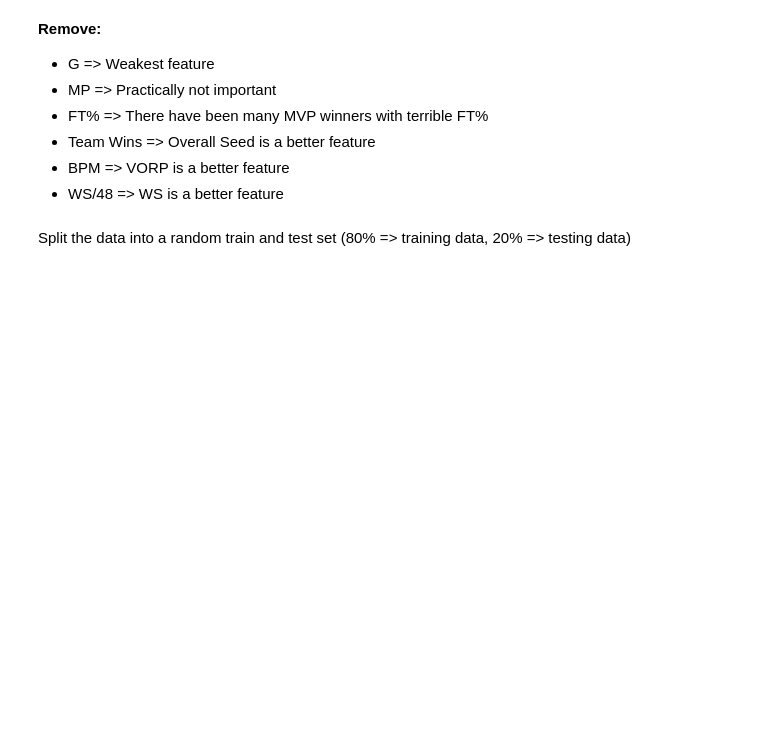
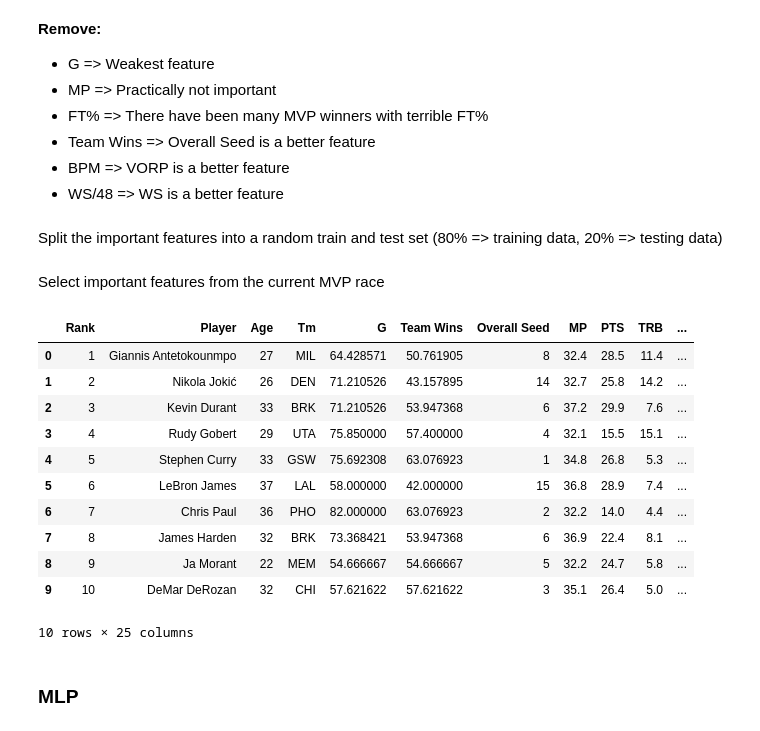
Before and after one commit to shehanbandara/PredictNBAMVP, a Jupyter notebook: main.ipynb, the cells around one changed output. Drawn from its saved outputs; the diff is of its cells as text; code cells hidden in the pictures; blank space fills up the shorter version.

```diff
--- a/main.ipynb
+++ b/main.ipynb
@@ -62,7 +66,7 @@ plt.xticks(rotation=90)
 - BPM => VORP is a better feature
 - WS/48 => WS is a better feature
 # %% [markdown]
-Split the data into a random train and test set (80% => training data, 20% => testing data)
+Split the important features into a random train and test set (80% => training data, 20% => testing data)
 # %%
 train, test = train_test_split(pastMVPS, test_size=0.2, random_state=5)
 
@@ -72 +76,18 @@ Xtest = test[['G', 'Team Wins', 'Overall Seed', 'MP', 'PTS', 'TRB', 'AST', 'STL'
 Ytest = test[['Share']]
+# %% [markdown]
+Select important features from the current MVP race
+# %%
+currentMVPs.head(10)
+# %% [output]
+|  | Rank | Player | Age | Tm | G | Team Wins | Overall Seed | MP | PTS | TRB | ... |
+| 0 | 1 | Giannis Antetokounmpo | 27 | MIL | 64.428571 | 50.761905 | 8 | 32.4 | 28.5 | 11.4 | ... |
+| 1 | 2 | Nikola Jokić | 26 | DEN | 71.210526 | 43.157895 | 14 | 32.7 | 25.8 | 14.2 | ... |
+| 2 | 3 | Kevin Durant | 33 | BRK | 71.210526 | 53.947368 | 6 | 37.2 | 29.9 | 7.6 | ... |
+| 3 | 4 | Rudy Gobert | 29 | UTA | 75.850000 | 57.400000 | 4 | 32.1 | 15.5 | 15.1 | ... |
+| 4 | 5 | Stephen Curry | 33 | GSW | 75.692308 | 63.076923 | 1 | 34.8 | 26.8 | 5.3 | ... |
+| 5 | 6 | LeBron James | 37 | LAL | 58.000000 | 42.000000 | 15 | 36.8 | 28.9 | 7.4 | ... |
+| 6 | 7 | Chris Paul | 36 | PHO | 82.000000 | 63.076923 | 2 | 32.2 | 14.0 | 4.4 | ... |
+| 7 | 8 | James Harden | 32 | BRK | 73.368421 | 53.947368 | 6 | 36.9 | 22.4 | 8.1 | ... |
+| 8 | 9 | Ja Morant | 22 | MEM | 54.666667 | 54.666667 | 5 | 32.2 | 24.7 | 5.8 | ... |
+| 9 | 10 | DeMar DeRozan | 32 | CHI | 57.621622 | 57.621622 | 3 | 35.1 | 26.4 | 5.0 | ... |
+10 rows × 25 columns
@@ -72,0 +97,2 @@ Ytest = test[['Share']]
+# %% [markdown]
+### MLP
```
Also changed, not shown: parts of 9 cells of this notebook.
